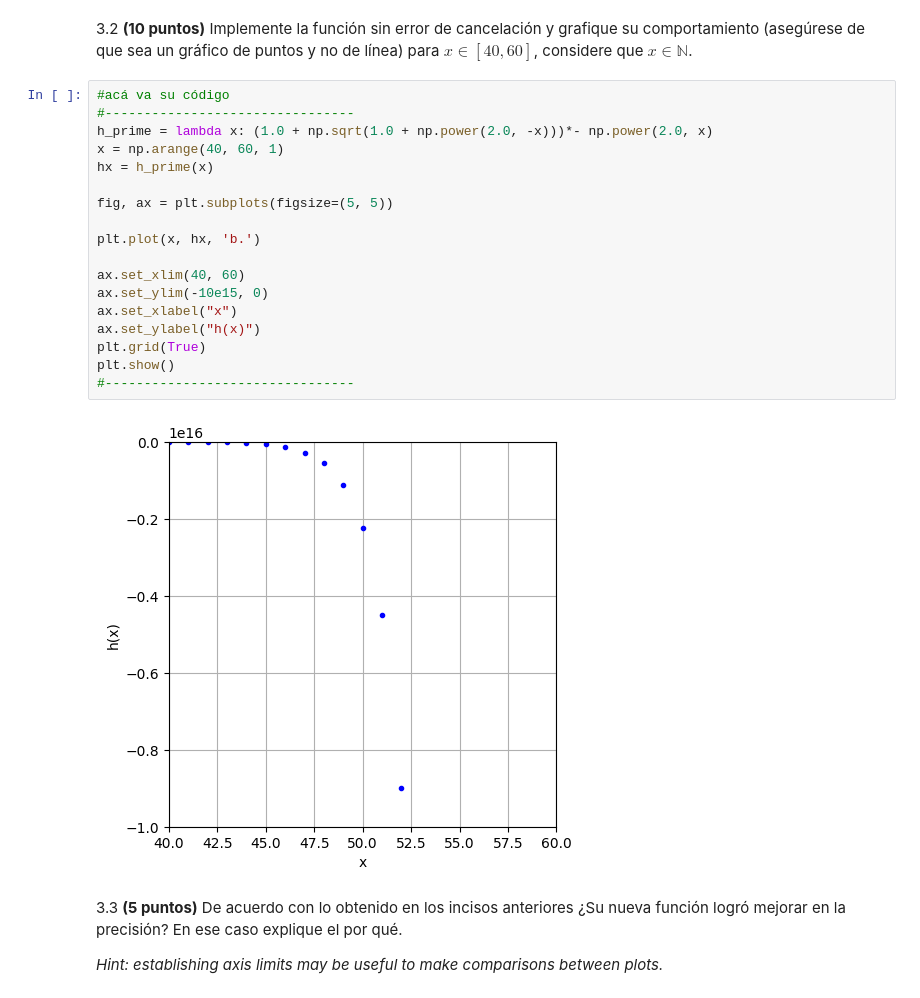
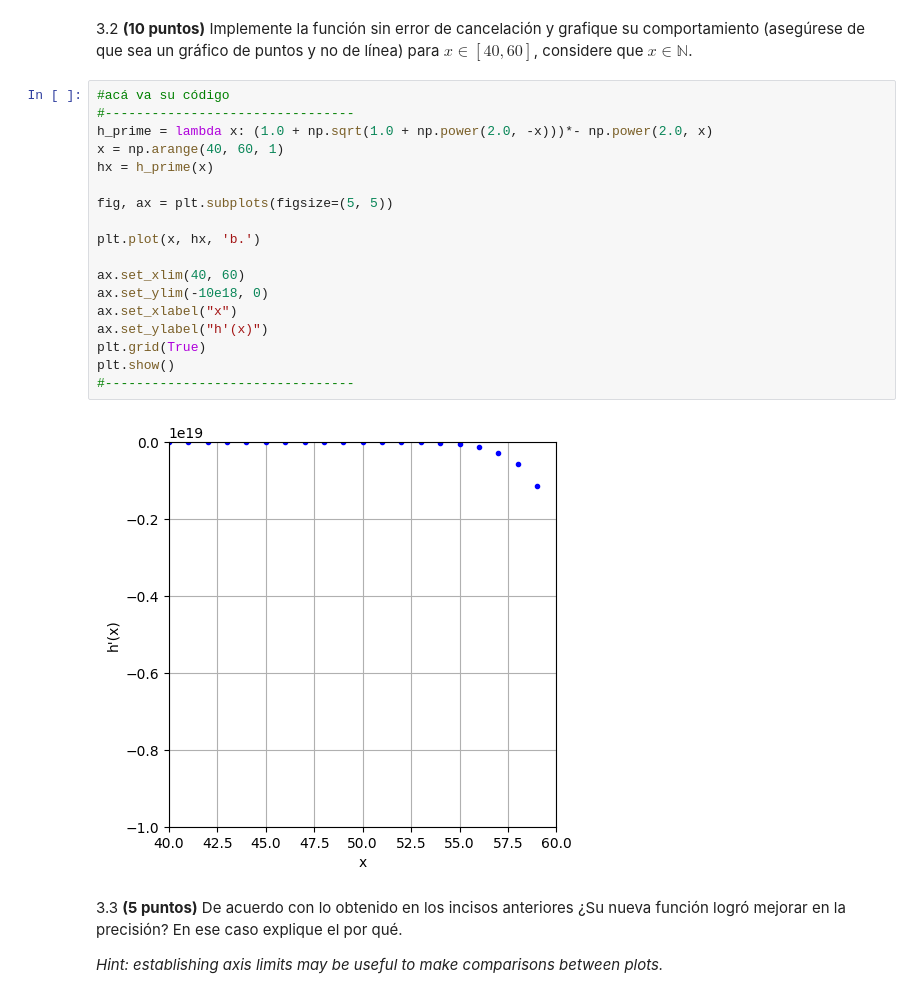
Before and after one commit to tokifelipe/Scientific-Computing, a Jupyter notebook: Tarea_2024_2/muñoz_vargas_tarea_1.ipynb, the cells around one changed output. Saved outputs shown, nothing was run; the diff lists cells and outputs as text.

```diff
--- a/Tarea_2024_2/muñoz_vargas_tarea_1.ipynb
+++ b/Tarea_2024_2/muñoz_vargas_tarea_1.ipynb
@@ -343,23 +345,23 @@ Podemos notar que esta expresión, con x muy grandes, no se hace indetermina,por
 # %%
 #acá va su código
 #--------------------------------
 h_prime = lambda x: (1.0 + np.sqrt(1.0 + np.power(2.0, -x)))*- np.power(2.0, x)
 x = np.arange(40, 60, 1)
 hx = h_prime(x)
 
 fig, ax = plt.subplots(figsize=(5, 5))
 
 plt.plot(x, hx, 'b.')
 
 ax.set_xlim(40, 60)
-ax.set_ylim(-10e15, 0)
+ax.set_ylim(-10e18, 0)
 ax.set_xlabel("x")
-ax.set_ylabel("h(x)")
+ax.set_ylabel("h'(x)")
 plt.grid(True)
 plt.show()
 #--------------------------------
 # %% [output]
-[figure, old version]
+[figure, new version]
 # %% [markdown]
 3.3 **(5 puntos)** De acuerdo con lo obtenido en los incisos anteriores ¿Su nueva función logró mejorar en la precisión? En ese caso explique el por qué.
 
```
Also changed, not shown: parts of 3 cells of this notebook.
